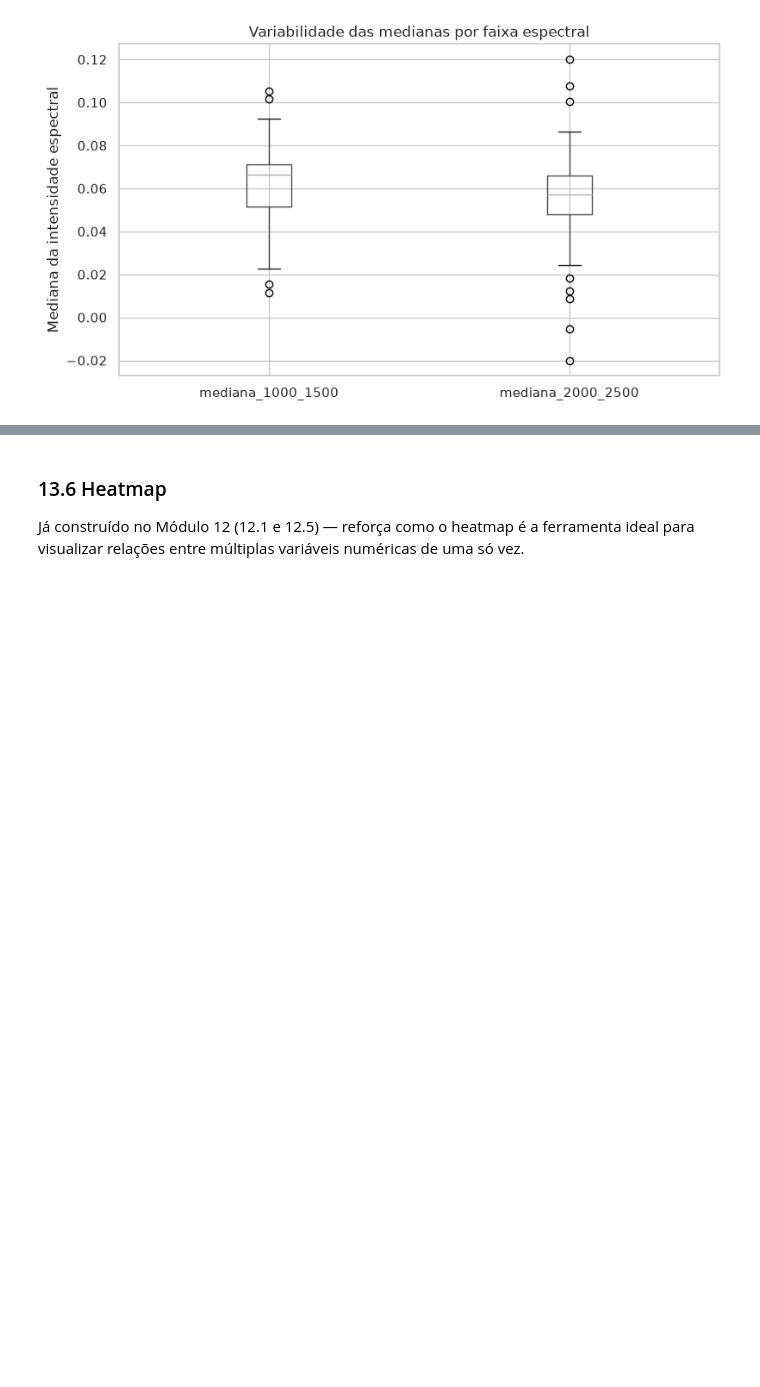
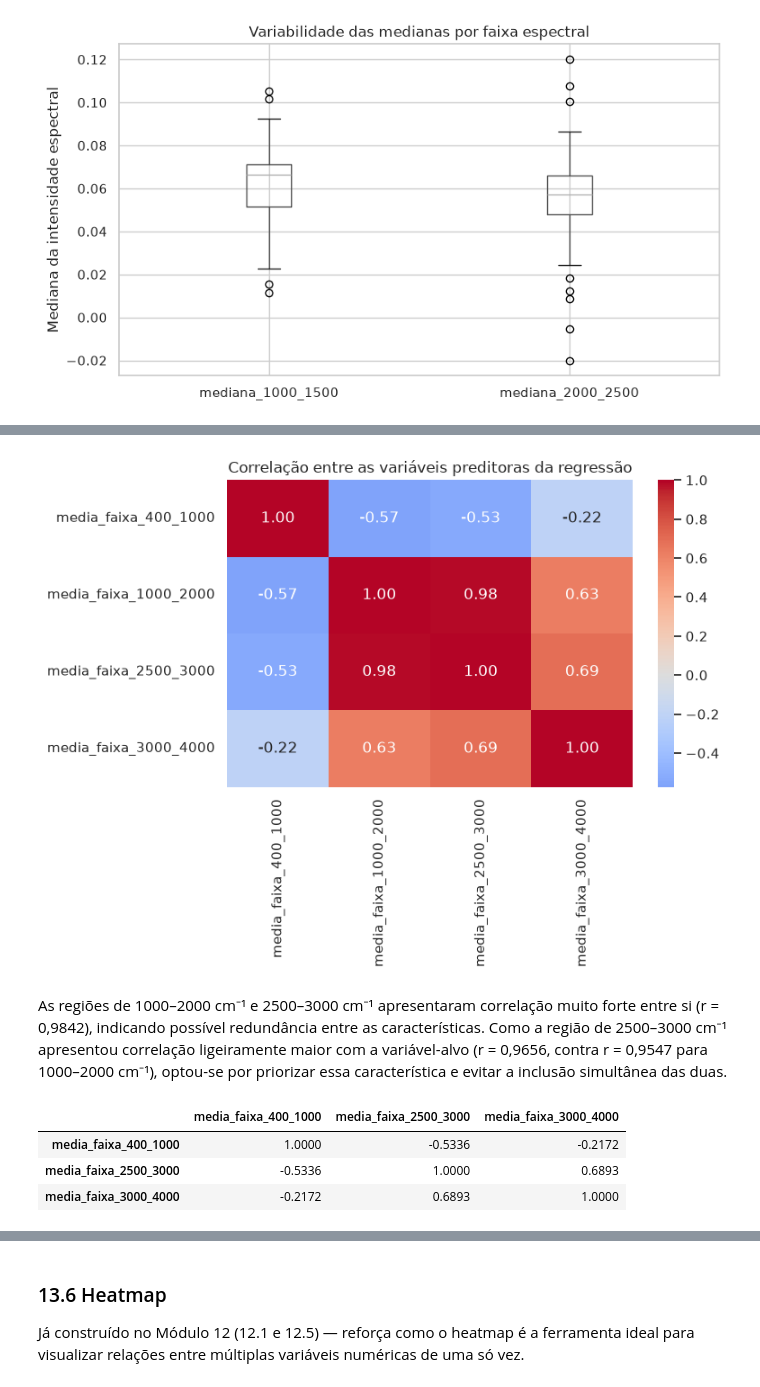
Before and after one commit to Juan-Vyctor/IA, a Jupyter notebook: atividade1/analise_espectros.ipynb, the cells around one changed output, grey strips where cells are left out. Cells and saved outputs as stored; diff of their text form; code cells hidden in the pictures; blank space fills up the shorter version.

```diff
--- a/atividade1/analise_espectros.ipynb
+++ b/atividade1/analise_espectros.ipynb
@@ -1018,0 +1126,6 @@ Como podemos observar no boxplot() e interpretar no describe(), a mediana da fai
+# %%
+correlacao_features = resumo[
+    features_regressao
+].corr(method="pearson")
+
+correlacao_features.round(4)
@@ -1018,0 +1138,31 @@ Como podemos observar no boxplot() e interpretar no describe(), a mediana da fai
+# %%
+plt.figure(figsize=(8, 6))
+
+sns.heatmap(
+    correlacao_features,
+    annot=True,
+    fmt=".2f",
+    cmap="coolwarm",
+    center=0
+)
+
+plt.title("Correlação entre as variáveis preditoras da regressão")
+plt.tight_layout()
+plt.show()
+# %% [output]
+[figure, added]
+# %% [markdown]
+As regiões de 1000–2000 cm⁻¹ e 2500–3000 cm⁻¹ apresentaram correlação muito forte entre si (r = 0,9842), indicando possível redundância entre as características. Como a região de 2500–3000 cm⁻¹ apresentou correlação ligeiramente maior com a variável-alvo (r = 0,9656, contra r = 0,9547 para 1000–2000 cm⁻¹), optou-se por priorizar essa característica e evitar a inclusão simultânea das duas.
+# %%
+features_regressao_selecionadas = [
+    "media_faixa_400_1000",
+    "media_faixa_2500_3000",
+    "media_faixa_3000_4000"
+]
+
+resumo[features_regressao_selecionadas].corr().round(4)
+# %% [output]
+|  | media_faixa_400_1000 | media_faixa_2500_3000 | media_faixa_3000_4000 |
+| media_faixa_400_1000 | 1.0000 | -0.5336 | -0.2172 |
+| media_faixa_2500_3000 | -0.5336 | 1.0000 | 0.6893 |
+| media_faixa_3000_4000 | -0.2172 | 0.6893 | 1.0000 |
```
Also changed, not shown: parts of 15 cells of this notebook.
